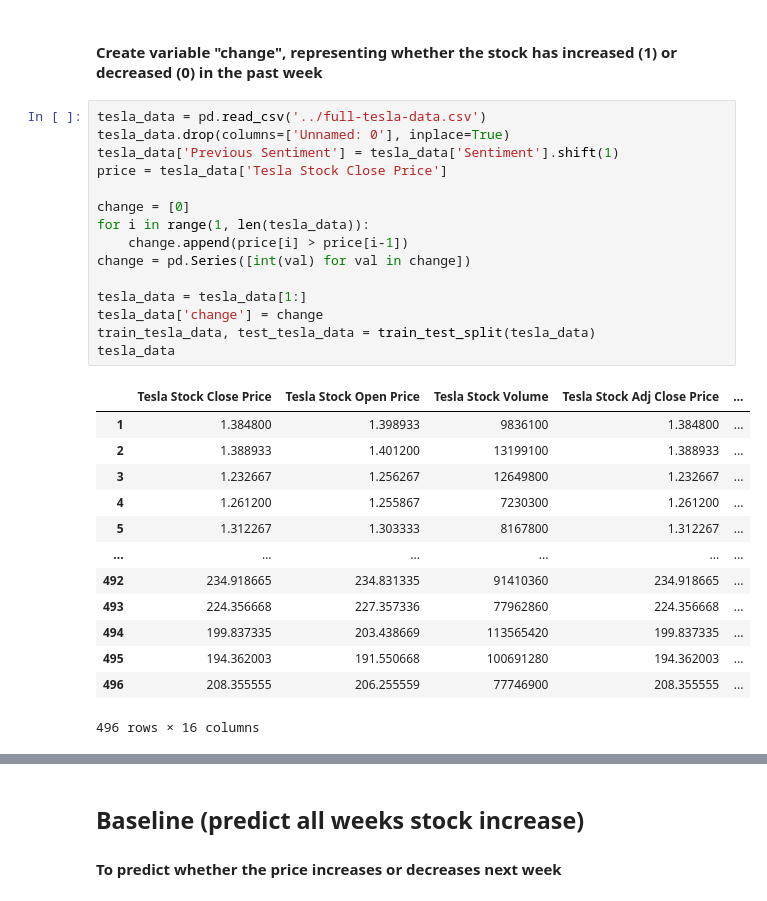
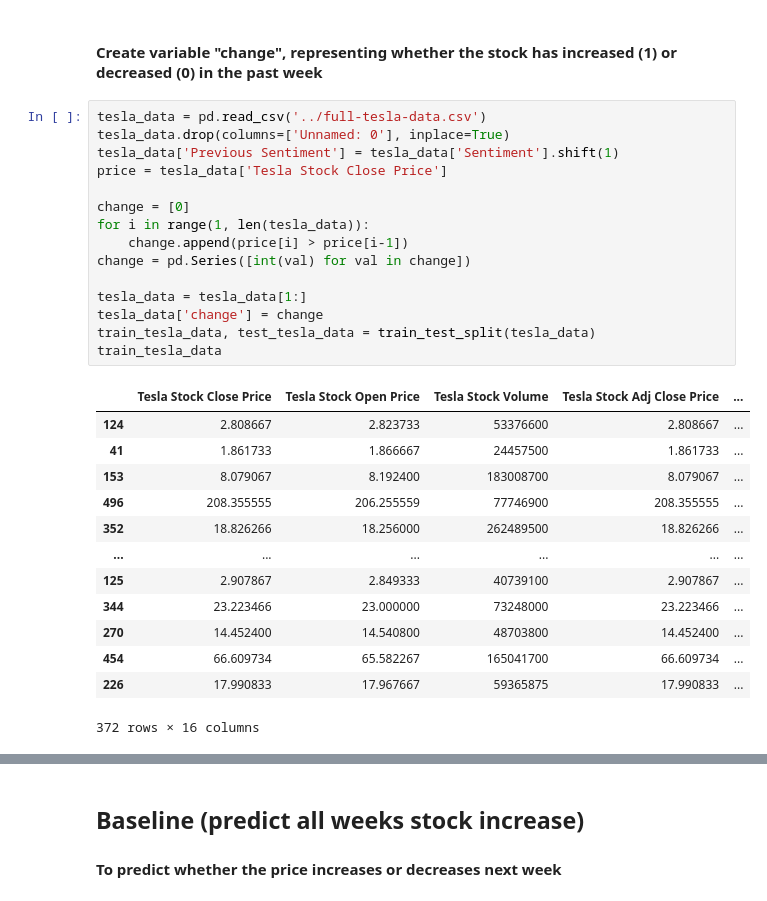
Before and after one commit to majda-br/Stock-trend-prediction, a Jupyter notebook: models/models.ipynb, the cells around one changed output, grey strips where cells are left out. Cells and saved outputs as stored; diff of their text form.

```diff
--- a/models/models.ipynb
+++ b/models/models.ipynb
@@ -537,32 +554,32 @@ comparison_table
 # %%
 tesla_data = pd.read_csv('../full-tesla-data.csv')
 tesla_data.drop(columns=['Unnamed: 0'], inplace=True)
 tesla_data['Previous Sentiment'] = tesla_data['Sentiment'].shift(1)
 price = tesla_data['Tesla Stock Close Price']
 
 change = [0]
 for i in range(1, len(tesla_data)):
     change.append(price[i] > price[i-1])
 change = pd.Series([int(val) for val in change])
 
 tesla_data = tesla_data[1:]
 tesla_data['change'] = change
 train_tesla_data, test_tesla_data = train_test_split(tesla_data)
-tesla_data
+train_tesla_data
 # %% [output]
 |  | Tesla Stock Close Price | Tesla Stock Open Price | Tesla Stock Volume | Tesla Stock Adj Close Price | ... |
-| 1 | 1.384800 | 1.398933 | 9836100 | 1.384800 | ... |
-| 2 | 1.388933 | 1.401200 | 13199100 | 1.388933 | ... |
-| 3 | 1.232667 | 1.256267 | 12649800 | 1.232667 | ... |
-| 4 | 1.261200 | 1.255867 | 7230300 | 1.261200 | ... |
-| 5 | 1.312267 | 1.303333 | 8167800 | 1.312267 | ... |
+| 124 | 2.808667 | 2.823733 | 53376600 | 2.808667 | ... |
+| 41 | 1.861733 | 1.866667 | 24457500 | 1.861733 | ... |
+| 153 | 8.079067 | 8.192400 | 183008700 | 8.079067 | ... |
+| 496 | 208.355555 | 206.255559 | 77746900 | 208.355555 | ... |
+| 352 | 18.826266 | 18.256000 | 262489500 | 18.826266 | ... |
 | ... | ... | ... | ... | ... | ... |
-| 492 | 234.918665 | 234.831335 | 91410360 | 234.918665 | ... |
-| 493 | 224.356668 | 227.357336 | 77962860 | 224.356668 | ... |
-| 494 | 199.837335 | 203.438669 | 113565420 | 199.837335 | ... |
-| 495 | 194.362003 | 191.550668 | 100691280 | 194.362003 | ... |
-| 496 | 208.355555 | 206.255559 | 77746900 | 208.355555 | ... |
+| 125 | 2.907867 | 2.849333 | 40739100 | 2.907867 | ... |
+| 344 | 23.223466 | 23.000000 | 73248000 | 23.223466 | ... |
+| 270 | 14.452400 | 14.540800 | 48703800 | 14.452400 | ... |
+| 454 | 66.609734 | 65.582267 | 165041700 | 66.609734 | ... |
+| 226 | 17.990833 | 17.967667 | 59365875 | 17.990833 | ... |
-496 rows × 16 columns
+372 rows × 16 columns
 # %%
 X_train = train_tesla_data.drop(columns=['Tesla Stock Close Price', 'change'])
 y_train_class = train_tesla_data['change']
```
Also changed, not shown: parts of 24 cells of this notebook.
